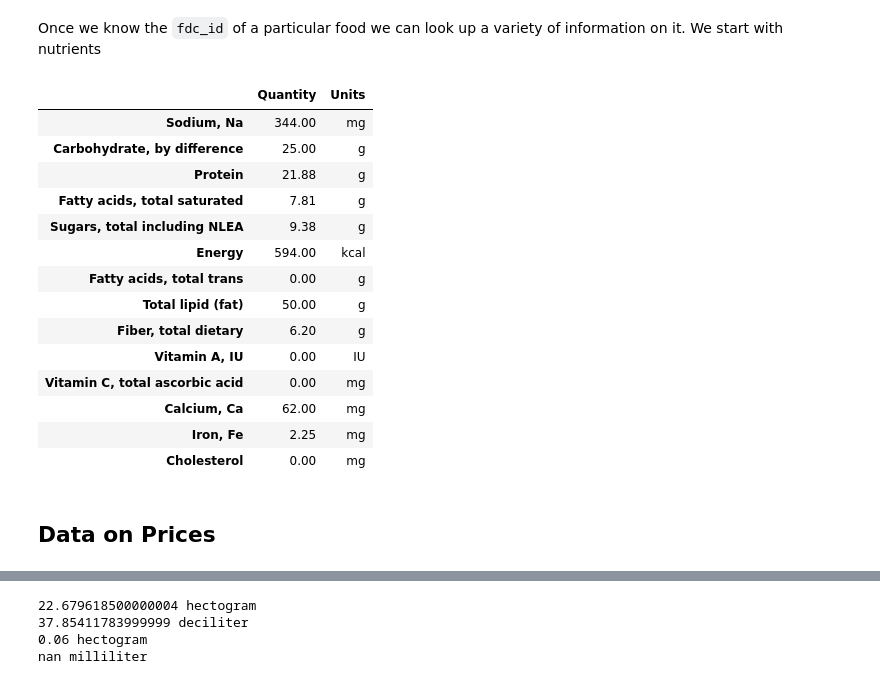
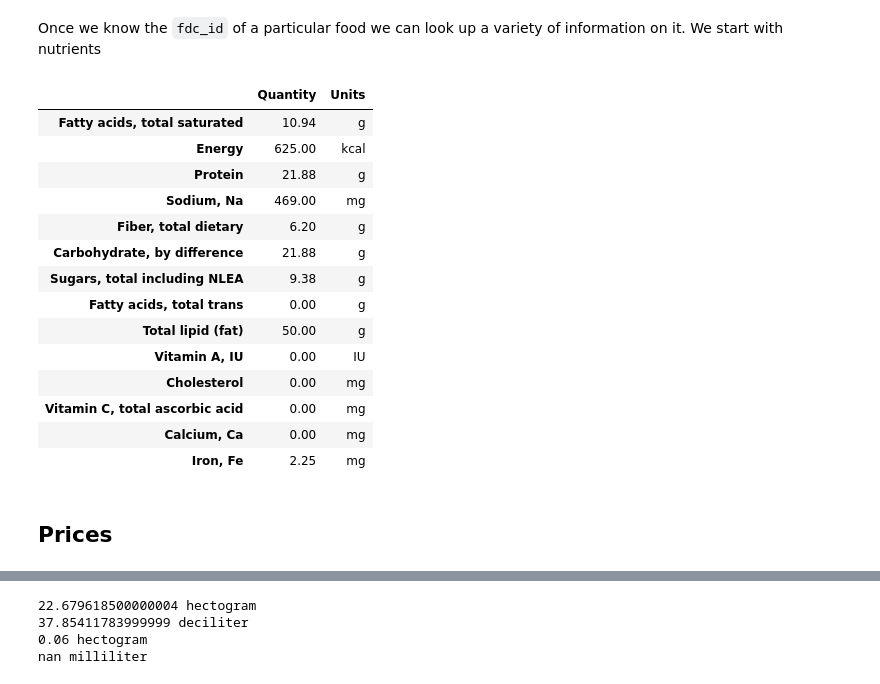
Before and after one commit to ligonteaching/EEP153_Materials, a Jupyter notebook: Project2/diet_problem.ipynb, the cells around one changed output, grey strips where cells are left out. Drawn from its saved outputs; the diff is of its cells as text; code cells hidden in the pictures.

```diff
--- a/Project2/diet_problem.ipynb
+++ b/Project2/diet_problem.ipynb
@@ -40,3 +51,5 @@ apikey = {'ligon':"inIyO1begWSRqsYtxS7m6p09PSyq7Qiw7fxzV2qN"}
+# %%
+apikey = "DEMO_KEY"  # Replace with a real key!  "DEMO_KEY" will be slow...
 # %% [markdown]
 ### Looking up foods
 # %% [markdown]
@@ -81,23 +91,23 @@ fdc.search(apikey[user],"crunchy peanut butter")
 Once we know the `fdc_id` of a particular food we can look up a
 variety of information on it.  We start with nutrients
 # %%
-id = 543056
-fdc.nutrients(apikey[user],fdc_id=id)
+id =  455481   # Put an FDC ID HERE!
+fdc.nutrients(apikey,fdc_id=id)
 # %% [output]
 |  | Quantity | Units |
-| Sodium, Na | 344.00 | mg |
-| Carbohydrate, by difference | 25.00 | g |
+| Fatty acids, total saturated | 10.94 | g |
+| Energy | 625.00 | kcal |
 | Protein | 21.88 | g |
-| Fatty acids, total saturated | 7.81 | g |
+| Sodium, Na | 469.00 | mg |
+| Fiber, total dietary | 6.20 | g |
+| Carbohydrate, by difference | 21.88 | g |
 | Sugars, total including NLEA | 9.38 | g |
-| Energy | 594.00 | kcal |
 | Fatty acids, total trans | 0.00 | g |
 | Total lipid (fat) | 50.00 | g |
-| Fiber, total dietary | 6.20 | g |
 | Vitamin A, IU | 0.00 | IU |
+| Cholesterol | 0.00 | mg |
 | Vitamin C, total ascorbic acid | 0.00 | mg |
-| Calcium, Ca | 62.00 | mg |
+| Calcium, Ca | 0.00 | mg |
 | Iron, Fe | 2.25 | mg |
-| Cholesterol | 0.00 | mg |
 # %% [markdown]
-## Data on Prices
+## Prices
```
Also changed, not shown: parts of 51 cells of this notebook, 2 other files.
